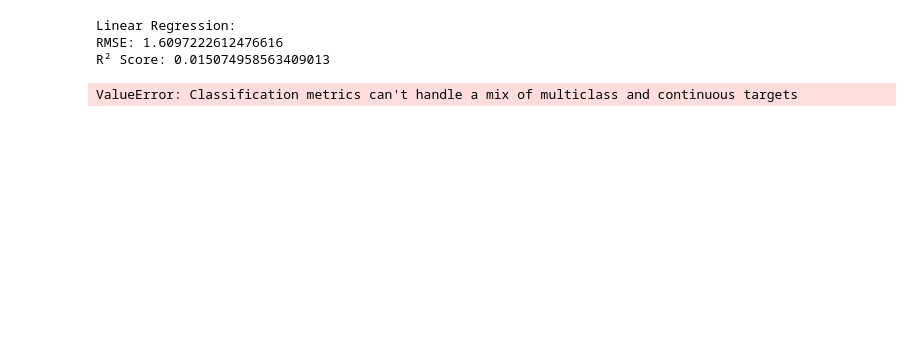
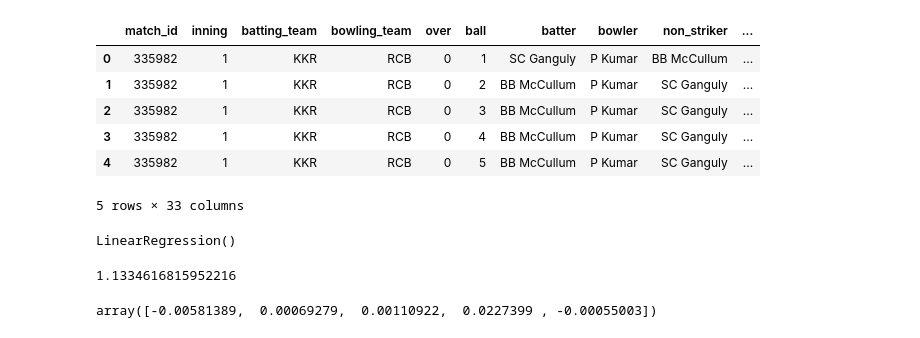
Before and after one commit to AtharvaRGhadigaonkar/IPL_EDA_REPO, a Jupyter notebook: notebooks/ml/LinearRegression.ipynb, the cells around one changed output. Saved outputs shown, nothing was run; the diff lists cells and outputs as text; code cells hidden in the pictures; blank space fills up the shorter version.

Commit message:
Working on the Total Runs Predection by Linear Regression

```diff
--- a/notebooks/ml/LinearRegression.ipynb
+++ b/notebooks/ml/LinearRegression.ipynb
@@ -63,18 +6,0 @@ linear_model = Pipeline(steps=[('preprocessor', preprocessor),
-# %%
-linear_model.fit(X_train, y_train)
-y_pred_linear = linear_model.predict(X_test)
-print("Linear Regression:")
-print(f"RMSE: {np.sqrt(mean_squared_error(y_test, y_pred_linear))}")
-print(f"R² Score: {r2_score(y_test, y_pred_linear)}\n")
-# %% [output]
-Linear Regression:
-RMSE: 1.6097222612476616
-R² Score: 0.015074958563409013
-# %%
-from sklearn.metrics import accuracy_score
-
-# Assuming y_test and y_pred are your true and predicted labels
-accuracy = accuracy_score(y_test, y_pred_linear)
-print(f"Accuracy: {accuracy * 100:.2f}%")
-# %% [output]
-ValueError: Classification metrics can't handle a mix of multiclass and continuous targets
@@ -80,0 +22,12 @@ ValueError: Classification metrics can't handle a mix of multiclass and continuo
+# %%
+df.drop(columns="Unnamed: 0",inplace=True)
+# %%
+df.head()
+# %% [output]
+|  | match_id | inning | batting_team | bowling_team | over | ball | batter | bowler | non_striker | ... |
+| 0 | 335982 | 1 | KKR | RCB | 0 | 1 | SC Ganguly | P Kumar | BB McCullum | ... |
+| 1 | 335982 | 1 | KKR | RCB | 0 | 2 | BB McCullum | P Kumar | SC Ganguly | ... |
+| 2 | 335982 | 1 | KKR | RCB | 0 | 3 | BB McCullum | P Kumar | SC Ganguly | ... |
+| 3 | 335982 | 1 | KKR | RCB | 0 | 4 | BB McCullum | P Kumar | SC Ganguly | ... |
+| 4 | 335982 | 1 | KKR | RCB | 0 | 5 | BB McCullum | P Kumar | SC Ganguly | ... |
+5 rows × 33 columns
@@ -80,0 +45,14 @@ ValueError: Classification metrics can't handle a mix of multiclass and continuo
+# %%
+lr.fit(X_train,y_train)
+# %% [output]
+LinearRegression()
+# %%
+c = lr.intercept_
+c
+# %% [output]
+1.1334616815952216
+# %%
+m = lr.coef_
+m
+# %% [output]
+array([-0.00581389,  0.00069279,  0.00110922,  0.0227399 , -0.00055003])
```
Also changed, not shown: parts of 38 cells of this notebook.
